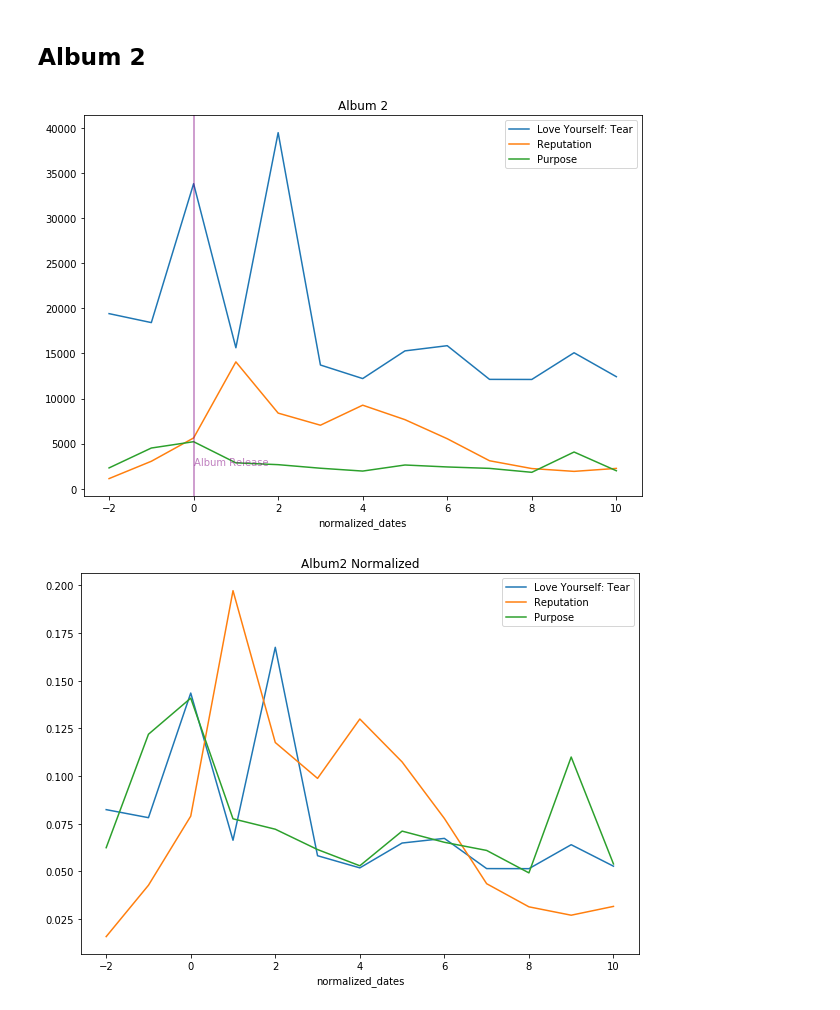
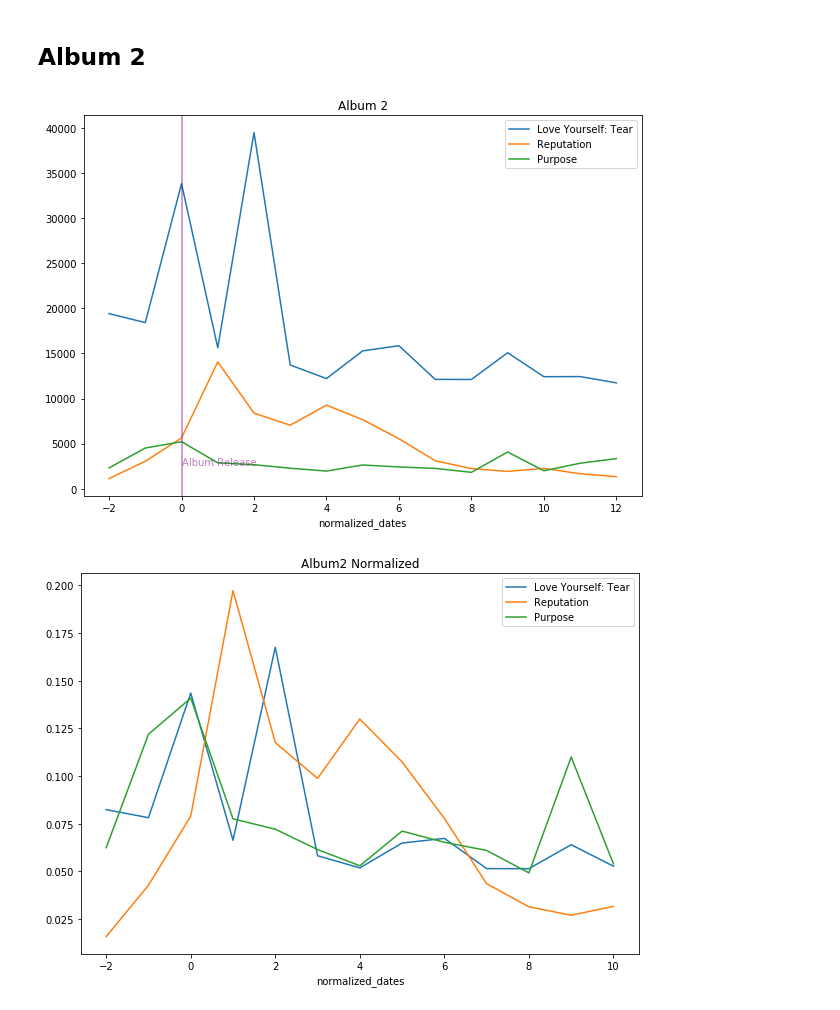
Before and after one commit to dliu9999/Fandom-Online-Collaboration, a Jupyter notebook: notebooks/eda.ipynb, the cells around one changed output. Drawn from its saved outputs; the diff is of its cells as text; code cells hidden in the pictures.

```diff
--- a/notebooks/eda.ipynb
+++ b/notebooks/eda.ipynb
@@ -58,32 +37,18 @@ def plot_albums(title, outdir=None, *album_tups):
     if outdir:
         ax.figure.savefig(os.path.join(outdir, title + '.png'))
 # %%
-# read and transform data
+# read data
+bts1 = pd.read_csv('../data/raw/bts/dark_wild_final.csv')
+taylor1 = pd.read_csv('../data/raw/taylor/nine_final.csv')
+justin1 = pd.read_csv('../data/raw/justin/believe_final.csv')
 
-wanted = ['date', 'user_id', 'username', 'tweet', 'replies_count', 'retweets_count', 'likes_count', 'hashtags', 'retweet']
-bts1 = pd.read_csv('../data/raw/bts/dark_wild.csv')[wanted]
-taylor1 = pd.read_csv('../data/raw/taylor/nine_all.csv')[wanted]
-justin1 = pd.read_csv('../data/raw/justin/believe_all.csv')[wanted]
+bts2 = pd.read_csv('../data/raw/bts/love_final.csv')
+taylor2 = pd.read_csv('../data/raw/taylor/reputation_final.csv')
+justin2 = pd.read_csv('../data/raw/justin/purpose_final.csv')
 
-norm_bts1 = normalize_dates(bts1, '2014-08-19')
-norm_taylor1 = normalize_dates(taylor1, '2014-10-27')
-norm_justin1 = normalize_dates(justin1, '2012-06-15')
-
-bts2 = pd.read_csv('../data/raw/bts/love.csv')[wanted]
-taylor2 = pd.read_csv('../data/raw/taylor/reputation_all.csv')[wanted]
-justin2 = pd.read_csv('../data/raw/justin/purpose_all.csv')[wanted]
-
-norm_bts2 = normalize_dates(bts2, '2018-05-18')
-norm_taylor2 = normalize_dates(taylor2, '2017-11-10')
-norm_justin2 = normalize_dates(justin2, '2015-11-13')
-
-bts3 = pd.read_csv('../data/raw/bts/be_all.csv')[wanted]
-taylor3 = pd.read_csv('../data/raw/taylor/folklore_all.csv')[wanted]
-justin3 = pd.read_csv('../data/raw/justin/changes_all.csv')[wanted]
-
-norm_bts3 = normalize_dates(bts3, '2020-11-20')
-norm_taylor3 = normalize_dates(taylor3, '2020-07-24')
-norm_justin3 = normalize_dates(justin3, '2020-02-14')
+bts3 = pd.read_csv('../data/raw/bts/be_final.csv')
+taylor3 = pd.read_csv('../data/raw/taylor/folklore_final.csv')
+justin3 = pd.read_csv('../data/raw/justin/changes_final.csv')
 # %% [markdown]
 # Tweets
 # %% [markdown]
@@ -102,7 +67,7 @@ ax1.legend(['Dark and Wild', '1989', 'Believe']);
 # %% [markdown]
 ## Album 2
 # %%
-plot_albums('Album 2', None, (norm_bts2, 'Love Yourself: Tear'), (norm_taylor2, 'Reputation'), (norm_justin2, 'Purpose'))
+plot_albums('Album 2', None, (bts2, 'Love Yourself: Tear'), (taylor2, 'Reputation'), (justin2, 'Purpose'))
 # %% [output]
-[figure, old version]
+[figure, new version]
 # %%
```
Also changed, not shown: parts of 7 cells of this notebook, 3 other files.
